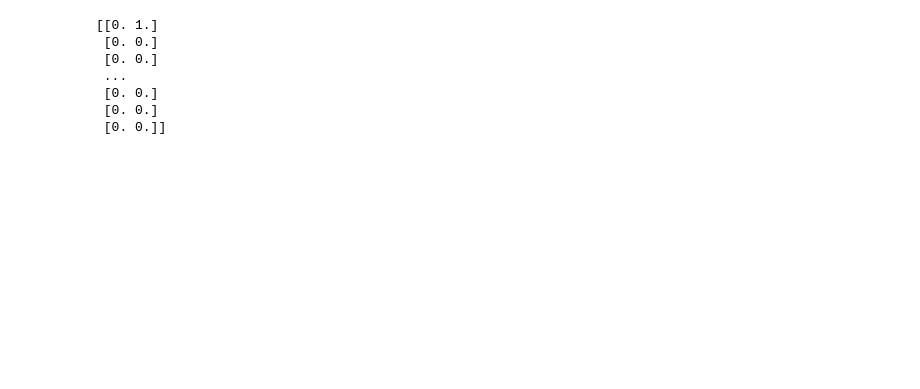
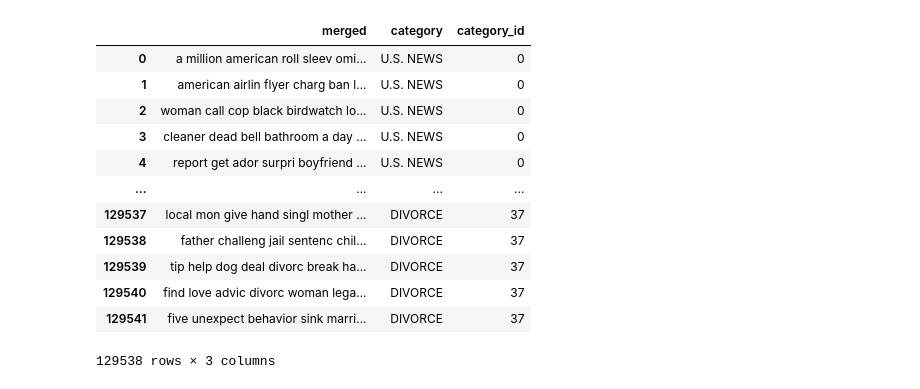
Before and after one commit to snowclipsed/CS6120, a Jupyter notebook: Assignments/A2/CNN/CNN.ipynb, the cells around one changed output. Saved outputs shown, nothing was run; the diff lists cells and outputs as text; code cells hidden in the pictures; blank space fills up the shorter version.

```diff
--- a/Assignments/A2/CNN/CNN.ipynb
+++ b/Assignments/A2/CNN/CNN.ipynb
@@ -29,24 +21,18 @@ df
 # %%
 df.dropna(inplace=True)
-# %%
-from sklearn.feature_extraction.text import TfidfVectorizer
-
-# Create an instance of TfidfVectorizer
-tfidf_vectorizer = TfidfVectorizer(max_df=0.85, max_features=8000, min_df=0.1, use_idf=True, ngram_range=(1,3))
-
-# Fit and transform the text data
-tfidf_matrix = tfidf_vectorizer.fit_transform(df['news_desc'])
-
-# Convert the TF-IDF matrix to a dense matrix
-tfidf_matrix_dense = tfidf_matrix.todense()
-
-# Print the TF-IDF matrix
-print(tfidf_matrix_dense)
-# %% [output]
-[[0. 1.]
- [0. 0.]
- [0. 0.]
- ...
- [0. 0.]
- [0. 0.]
- [0. 0.]]
+# %%
+df
+# %% [output]
+|  | merged | category | category_id |
+| 0 | a million american roll sleev omi... | U.S. NEWS | 0 |
+| 1 | american airlin flyer charg ban l... | U.S. NEWS | 0 |
+| 2 | woman call cop black birdwatch lo... | U.S. NEWS | 0 |
+| 3 | cleaner dead bell bathroom a day ... | U.S. NEWS | 0 |
+| 4 | report get ador surpri boyfriend ... | U.S. NEWS | 0 |
+| ... | ... | ... | ... |
+| 129537 | local mon give hand singl mother ... | DIVORCE | 37 |
+| 129538 | father challeng jail sentenc chil... | DIVORCE | 37 |
+| 129539 | tip help dog deal divorc break ha... | DIVORCE | 37 |
+| 129540 | find love advic divorc woman lega... | DIVORCE | 37 |
+| 129541 | five unexpect behavior sink marri... | DIVORCE | 37 |
+129538 rows × 3 columns
```
Also changed, not shown: parts of 33 cells of this notebook, 3 other files.
